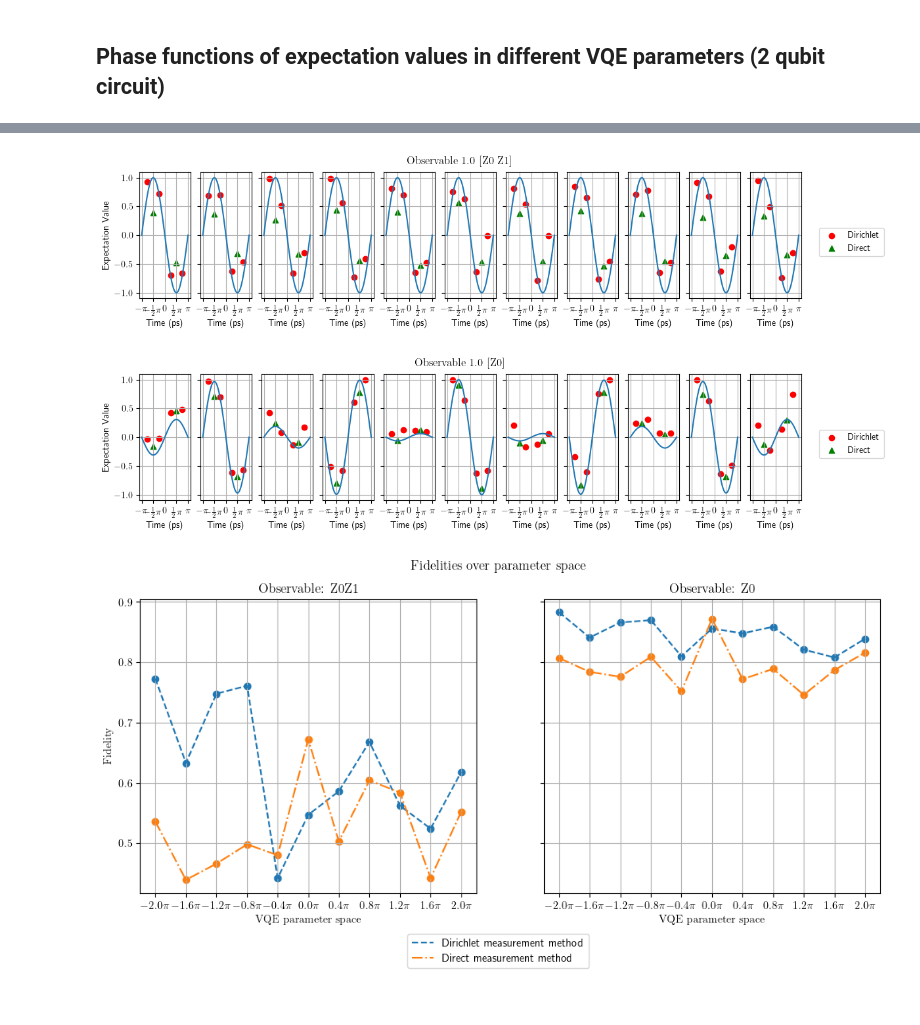
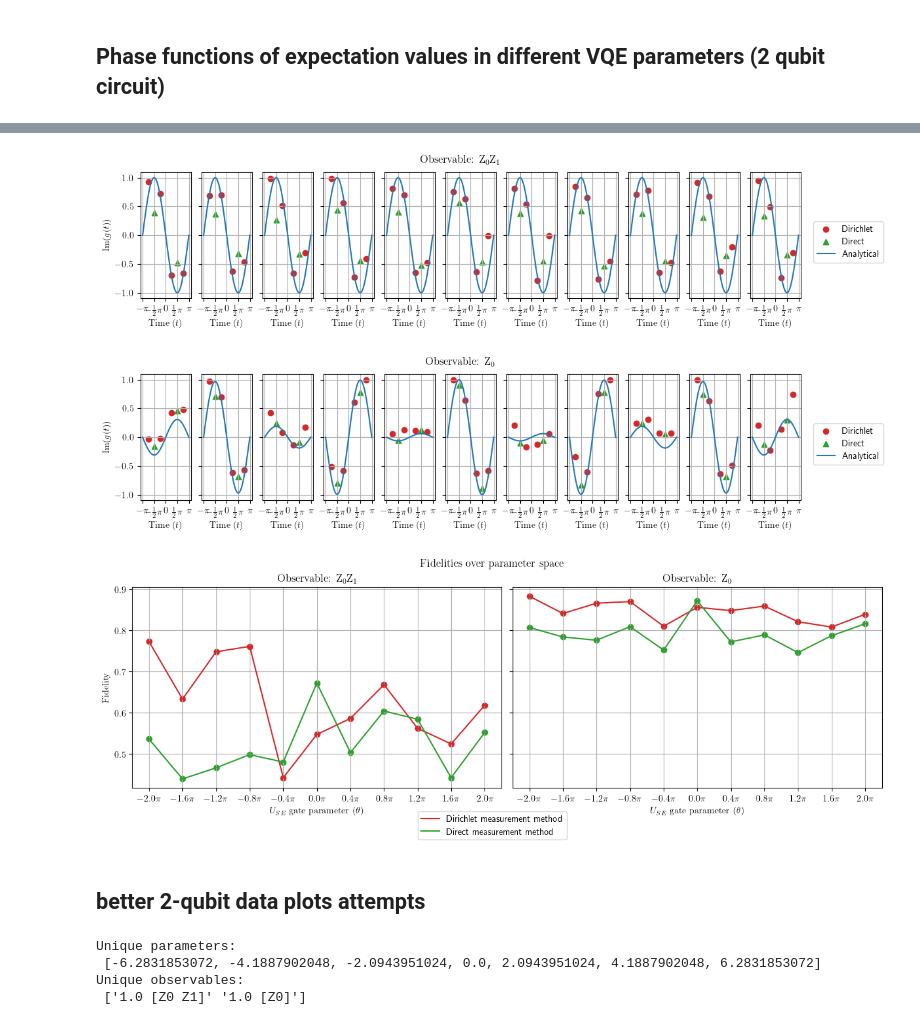
Before and after one commit to fgkritsis/PhD_notebooks, a Jupyter notebook: Mainz_data/mainz_trapped_ion_experiments.ipynb, the cells around one changed output, grey strips where cells are left out. Drawn from its saved outputs; the diff is of its cells as text; code cells hidden in the pictures.

```diff
--- a/Mainz_data/mainz_trapped_ion_experiments.ipynb
+++ b/Mainz_data/mainz_trapped_ion_experiments.ipynb
@@ -540,6 +480,8 @@ for obs in unique_obs_2qb:
         cached_param_mask_dirichlet=dirichlet_data['cached_params'].apply(lambda x: all(val is None or val in param for val in x) if x is not None else False)
         cached_param_mask_direct=direct_data['cached_params'].apply(lambda x: all(val is None or val in param for val in x) if x is not None else False)
         phase_function_mask=direct_data['parameter'].apply(lambda x: all(val is None or val in param for val in x) if x is not None else False)
+
+
         phase_function_data=direct_data[phase_function_mask]
         cached_dirichlet_data=dirichlet_data[cached_param_mask_dirichlet]
         cached_direct_data=direct_data[cached_param_mask_direct]
@@ -578,7 +520,7 @@ for obs in unique_obs_2qb:
             dirichlet_vpe_expvals[param_str],
             label="Dirichlet" if i==0 else None,
             marker='o',
-            color='red'
+            color='tab:red'
         )
 
         # Scatter plot for Direct data
@@ -587,13 +529,13 @@ for obs in unique_obs_2qb:
             direct_vpe_expvals[param_str],
             label="Direct" if i==0 else None,
             marker='^',
-            color='green'
+            color='tab:green'
         )
-        ax.plot(an_times, phase_func_imag_analytic[param_str], linestyle='-')
+        ax.plot(an_times, phase_func_imag_analytic[param_str], linestyle='-',color='tab:blue', label='Analytical' if i==0 else None)
         #ax.set_title(f"Fid: {dirichlet_fidelities[param_str]}")
-        ax.set_xlabel("Time (ps)")
+        ax.set_xlabel(r"$\textrm{Time } (t)$")
         if i == 0:
-            ax.set_ylabel("Expectation Value")
+            ax.set_ylabel(r"$\textrm{Im}(g(t))$")
         pi_formatter = lambda x: r"${}\pi$".format(np.round(x / np.pi,1))
         tick_labels = [r"$-\pi$",r"$-\frac{1}{2}\pi$",r"$0$",r"$\frac{1}{2}\pi$",r"$\pi$"]#[pi_formatter(x) for x in np.linspace(-np.pi, np.pi, num=5)]
         ax.set_xticks(np.linspace(-np.pi, np.pi, num=5), tick_labels)
@@ -601,16 +543,18 @@ for obs in unique_obs_2qb:
     #fig_phases.legend(loc='upper right', bbox_to_anchor=(0.95, 0.95))
     #fig_phases.tight_layout()
     fig_phases.legend(loc='right')#, bbox_to_anchor=(0.5, -0.2))
-    fig_phases.suptitle(r'$\textrm{Observable '+str(obs)+'}$')
-    figures_filename= notebook_path+'/phase_functions_1x'+str(len(unique_params_2qb))+'_2qubits/'+'/phase_funcs_obs_'+str(obs)+'.pdf'
+    obs_name=r"$\textrm{Z}_0\textrm{Z}_1$" if obs == unique_obs_2qb[0] else r"$\textrm{Z}_0$"
+    fig_phases.suptitle(r'$\textrm{Observable: '+obs_name+'}$')
+
+    figures_filename= notebook_path+'/2_qubit_experiments/'+'phase_funcs_2_qb_obs_'+str(obs)+'.pdf'
     Path(figures_filename).parent.mkdir(parents=True, exist_ok=True)
     fig_phases.set_figwidth(13)
     fig_phases.set_figheight(2.5)
     plt.savefig(figures_filename, bbox_inches='tight')
     plt.show()
 # %% [output]
-[figure, old version]
+[figure, new version]
-[figure, old version]
+[figure, new version]
 # %%
 fids=[]
 fidelities={}
@@ -651,46 +595,49 @@ for idx, param in enumerate(unique_params_2qb):
     fids_for_z0_over_params_dirichlet.append(fids_for_z0_over_methods['dirichlet'])
     fids_for_z0_over_params_direct.append(fids_for_z0_over_methods['direct'])
     fids_for_z0z1_over_params_dirichlet.append(fids_for_z0z1_over_methods['dirichlet'])
     fids_for_z0z1_over_params_direct.append(fids_for_z0z1_over_methods['direct'])
 
 
-fig_dirichlet, (ax1, ax2) = plt.subplots(1,2, sharey=True)
+fig_dirichlet, (ax1, ax2) = plt.subplots(1,2, figsize=(8,4),layout='constrained',sharey=True)
 
-ax1.plot(params_for_fids, fids_for_z0_over_params_dirichlet, linestyle="--", label="Dirichlet measurement method")
-ax1.plot(params_for_fids, fids_for_z0_over_params_direct, linestyle="-.", label="Direct measurement method")
-ax1.scatter(params_for_fids, fids_for_z0_over_params_dirichlet)
-ax1.scatter(params_for_fids, fids_for_z0_over_params_direct)
-ax1.set_xlabel(r'$\textrm{VQE parameter space}$')
+ax1.plot(params_for_fids, fids_for_z0_over_params_dirichlet, linestyle="-", color='tab:red',label="Dirichlet measurement method")
+ax1.plot(params_for_fids, fids_for_z0_over_params_direct, linestyle="-",color='tab:green',label="Direct measurement method")
+ax1.scatter(params_for_fids, fids_for_z0_over_params_dirichlet, color='tab:red')
+ax1.scatter(params_for_fids, fids_for_z0_over_params_direct, color='tab:green')
+ax1.set_xlabel(r'$U_{SE}\textrm{ gate parameter }(\theta)$')
 ax1.set_ylabel(r'$\textrm{Fidelity}$')
-ax1.set_title(r'$\textrm{Observable: Z0Z1}$')
+ax1.set_title(r'$\textrm{Observable: Z}_0\textrm{Z}_1$')
 assert '1.0 [Z0 Z1]'==unique_obs_2qb[0]
 
 pi_formatter = lambda x: r"${}\pi$".format(np.round(x / np.pi,2))
 tick_labels = [pi_formatter(x) for x in params_for_fids]
 ax1.set_xticks(params_for_fids, tick_labels)
 ax1.grid(True)
 
-ax2.plot(params_for_fids, fids_for_z0z1_over_params_dirichlet, linestyle="--")
-ax2.plot(params_for_fids, fids_for_z0z1_over_params_direct, linestyle="-.")
-ax2.scatter(params_for_fids, fids_for_z0z1_over_params_dirichlet)
-ax2.scatter(params_for_fids, fids_for_z0z1_over_params_direct)
+ax2.plot(params_for_fids, fids_for_z0z1_over_params_dirichlet, linestyle="-", color='tab:red')
+ax2.plot(params_for_fids, fids_for_z0z1_over_params_direct, linestyle="-",color='tab:green')
+ax2.scatter(params_for_fids, fids_for_z0z1_over_params_dirichlet, color='tab:red')
+ax2.scatter(params_for_fids, fids_for_z0z1_over_params_direct, color='tab:green')
 
-ax2.set_xlabel(r'$\textrm{VQE parameter space}$')
-ax2.set_title(r'$\textrm{Observable: Z0}$')
+ax2.set_xlabel(r'$U_{SE}\textrm{ gate parameter }(\theta)$')
+ax2.set_title(r'$\textrm{Observable: Z}_0$')
 assert '1.0 [Z0]'==unique_obs_2qb[1]
 ax2.set_xticks(params_for_fids, tick_labels)
 ax2.grid(True)
 
 fig_dirichlet.legend(bbox_to_anchor=(0.5, -0.1), loc='outside lower center')
 fig_dirichlet.suptitle(r'$\textrm{Fidelities over parameter space}$')
 fig_dirichlet.set_figwidth(12)
+fig_dirichlet.set_figheight(4)
 
 #fig_dirichlet.show()
 from pathlib import Path
-figures_filename= notebook_path+'/fidelities_2qubits/'+'/fidelities_2qubits.pdf'
+figures_filename= notebook_path+'/2_qubit_experiments/'+'fidelities_2qb.pdf'
 Path(figures_filename).parent.mkdir(parents=True, exist_ok=True)
-plt.savefig(figures_filename)
+plt.savefig(figures_filename, bbox_inches='tight')
 #fig_dirichlet.legend(loc='outside lower center')
 plt.show()
 # %% [output]
-[figure, old version]
+[figure, new version]
+# %% [markdown]
+## better 2-qubit data plots attempts
@@ -696,0 +664,14 @@ plt.show()
+# %%
+unique_params_2qb=[]
+unique_obs_2qb=alt_vpe_data_2qb.observable.dropna().unique()
+for item in alt_vpe_data_2qb.parameter.dropna().items():
+    if item[1] not in unique_params_2qb:
+        unique_params_2qb.append(item[1])
+
+print("Unique parameters: \n", unique_params_2qb)
+print("Unique observables: \n", unique_obs_2qb)
+# %% [output]
+Unique parameters:
+ [-6.2831853072, -4.1887902048, -2.0943951024, 0.0, 2.0943951024, 4.1887902048, 6.2831853072]
+Unique observables:
+ ['1.0 [Z0 Z1]' '1.0 [Z0]']
```
Also changed, not shown: parts of 19 cells of this notebook, 14 other files.
